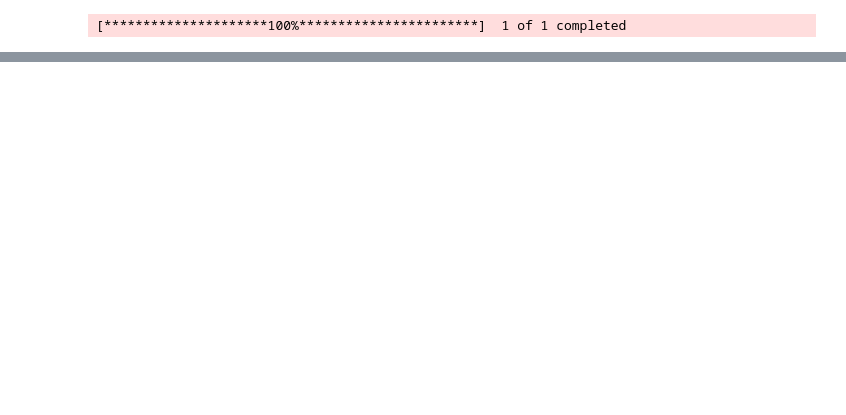
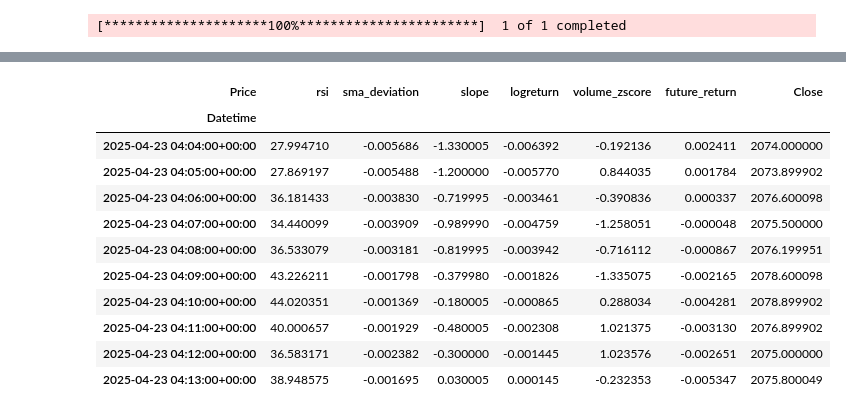
Before and after one commit to Sparsh-Kumar/quantresearch, a Jupyter notebook: notebooks/dipIdentification.ipynb, the cells around one changed output, grey strips where cells are left out. Drawn from its saved outputs; the diff is of its cells as text; code cells hidden in the pictures; blank space fills up the shorter version.

```diff
--- a/notebooks/dipIdentification.ipynb
+++ b/notebooks/dipIdentification.ipynb
@@ -70,0 +28,41 @@ df.head(10)
+# %%
+import pandas_ta as ta
+import numpy as np
+
+# Calculating the features
+
+df['rsi'] = ta.rsi(close=df['Close'], length=14)
+df['sma'] = ta.sma(close=df['Close'], length=20)
+
+# Perccentage change of closing price from it's 20 period mean.
+df['sma_deviation'] = (df['Close'] - df['sma']) / df['sma']
+df['slope'] = (df['Close'] - df['Close'].shift(10)) / 10
+df['logreturn'] = np.log(df['Close'] / df['Close'].shift(10))
+df['logvolume'] = np.log(df['Volume'].replace(0, np.nan))
+df['logvolume_mean'] = df['logvolume'].rolling(window=10).mean()
+df['logvolume_std'] = df['logvolume'].rolling(window=10).std()
+
+# Computing volume z score, how far log volume is from it's mean in terms of std deviation.
+df['volume_zscore'] = (df['logvolume'] - df['logvolume_mean']) / df['logvolume_std']
+
+# Close column would be used to calculate future returns for training & test data. Taking 10 units of return
+df['future_return'] = (df['Close'].shift(-10) / df['Close']) - 1
+
+
+df = df[['rsi', 'sma_deviation', 'slope', 'logreturn', 'volume_zscore', 'future_return', 'Close']]
+
+df = df.dropna()
+df.head(10)
+# %% [output]
+| Price | rsi | sma_deviation | slope | logreturn | volume_zscore | future_return | Close |
+| Datetime |  |  |  |  |  |  |  |
+| 2025-04-23 04:04:00+00:00 | 27.994710 | -0.005686 | -1.330005 | -0.006392 | -0.192136 | 0.002411 | 2074.000000 |
+| 2025-04-23 04:05:00+00:00 | 27.869197 | -0.005488 | -1.200000 | -0.005770 | 0.844035 | 0.001784 | 2073.899902 |
+| 2025-04-23 04:06:00+00:00 | 36.181433 | -0.003830 | -0.719995 | -0.003461 | -0.390836 | 0.000337 | 2076.600098 |
+| 2025-04-23 04:07:00+00:00 | 34.440099 | -0.003909 | -0.989990 | -0.004759 | -1.258051 | -0.000048 | 2075.500000 |
+| 2025-04-23 04:08:00+00:00 | 36.533079 | -0.003181 | -0.819995 | -0.003942 | -0.716112 | -0.000867 | 2076.199951 |
+| 2025-04-23 04:09:00+00:00 | 43.226211 | -0.001798 | -0.379980 | -0.001826 | -1.335075 | -0.002165 | 2078.600098 |
+| 2025-04-23 04:10:00+00:00 | 44.020351 | -0.001369 | -0.180005 | -0.000865 | 0.288034 | -0.004281 | 2078.899902 |
+| 2025-04-23 04:11:00+00:00 | 40.000657 | -0.001929 | -0.480005 | -0.002308 | 1.021375 | -0.003130 | 2076.899902 |
+| 2025-04-23 04:12:00+00:00 | 36.583171 | -0.002382 | -0.300000 | -0.001445 | 1.023576 | -0.002651 | 2075.000000 |
+| 2025-04-23 04:13:00+00:00 | 38.948575 | -0.001695 | 0.030005 | 0.000145 | -0.232353 | -0.005347 | 2075.800049 |
```
Also changed, not shown: parts of 13 cells of this notebook.
